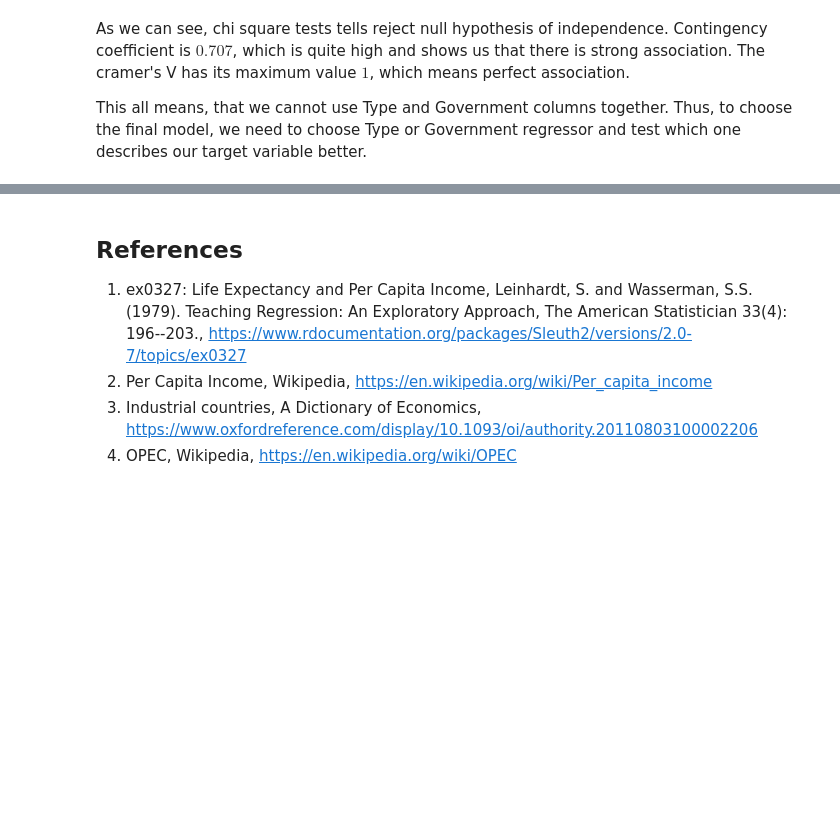
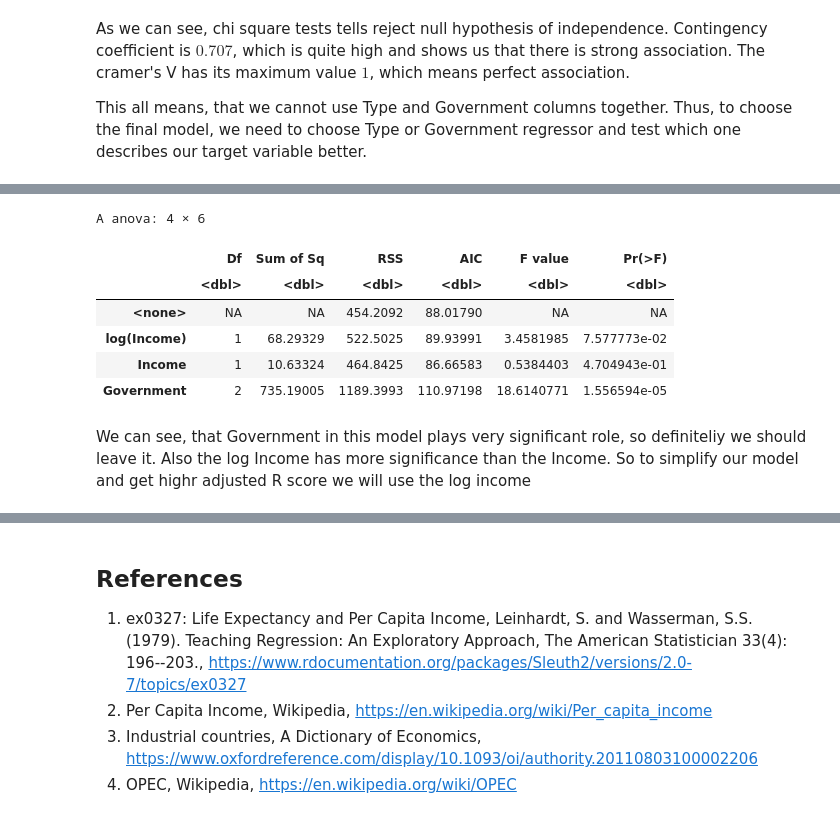
Before and after one commit to nickobard/eurostat-datasets-analysis, a Jupyter notebook: sem-2/semestral-work.ipynb, the cells around one changed output, grey strips where cells are left out. Cells and saved outputs as stored; diff of their text form; code cells hidden in the pictures; blank space fills up the shorter version.

```diff
--- a/sem-2/semestral-work.ipynb
+++ b/sem-2/semestral-work.ipynb
@@ -487,0 +602,12 @@ This all means, that we cannot use Type and Government columns together. Thus, t
+# %%
+drop1(lm(Life~log(Income)+Income+Government),test="F")
+# %% [output]
+A anova: 4 × 6
+|  | Df | Sum of Sq | RSS | AIC | F value | Pr(>F) |
+|  | <dbl> | <dbl> | <dbl> | <dbl> | <dbl> | <dbl> |
+| <none> | NA | NA | 454.2092 | 88.01790 | NA | NA |
+| log(Income) | 1 | 68.29329 | 522.5025 | 89.93991 | 3.4581985 | 7.577773e-02 |
+| Income | 1 | 10.63324 | 464.8425 | 86.66583 | 0.5384403 | 4.704943e-01 |
+| Government | 2 | 735.19005 | 1189.3993 | 110.97198 | 18.6140771 | 1.556594e-05 |
+# %% [markdown]
+We can see, that Government in this model plays very significant role, so definiteliy we should leave it. Also the log Income has more significance than the Income. So to simplify our model and get highr adjusted R score we will use the log income
```
Also changed, not shown: parts of 18 cells of this notebook.
